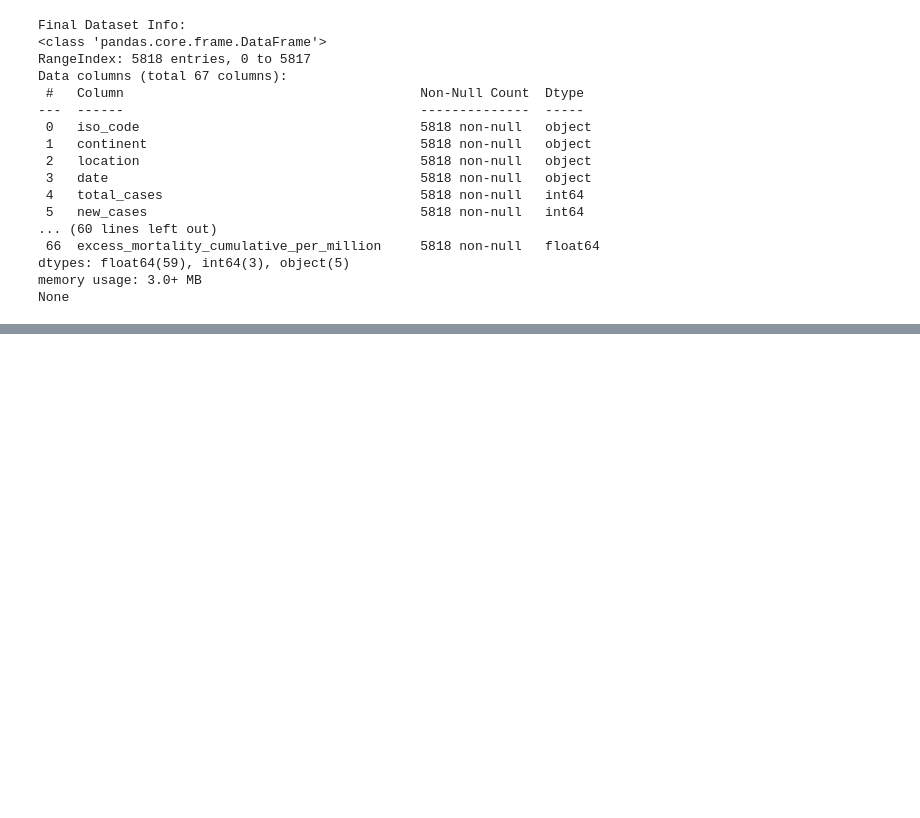
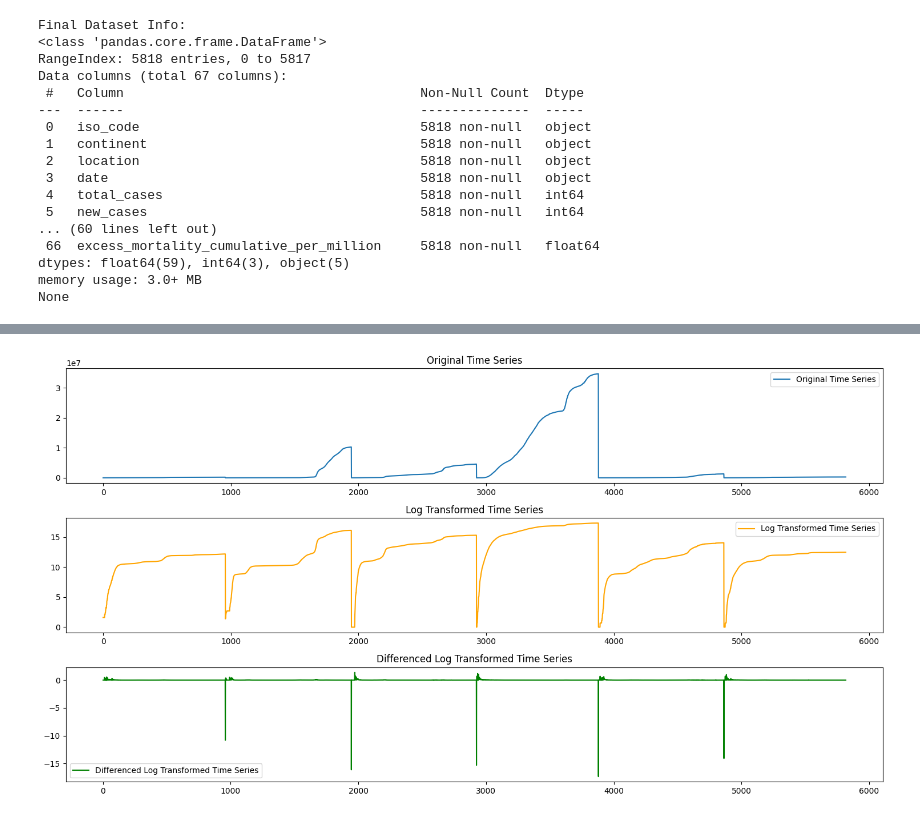
Before and after one commit to PRANTIKCHAKRABORTY/EDA, a Jupyter notebook: 21BCE0003.ipynb, the cells around one changed output, grey strips where cells are left out. Cells and saved outputs as stored; diff of their text form; code cells hidden in the pictures; blank space fills up the shorter version.

```diff
--- a/21BCE0003.ipynb
+++ b/21BCE0003.ipynb
@@ -148,0 +282,32 @@ None
+# %%
+# Selecting total_cases for time series analysis
+ts = df['total_cases'].dropna()
+
+# a. Log transformation
+log_ts = np.log(ts)
+
+# b. Differencing the log-transformed data to achieve stationarity
+diff_log_ts = log_ts.diff().dropna()
+
+# Plotting the original, log-transformed, and differenced series
+plt.figure(figsize=(15, 8))
+
+plt.subplot(3, 1, 1)
+plt.plot(ts, label='Original Time Series')
+plt.title('Original Time Series')
+plt.legend()
+
+plt.subplot(3, 1, 2)
+plt.plot(log_ts, label='Log Transformed Time Series', color='orange')
+plt.title('Log Transformed Time Series')
+plt.legend()
+
+plt.subplot(3, 1, 3)
+plt.plot(diff_log_ts, label='Differenced Log Transformed Time Series', color='green')
+plt.title('Differenced Log Transformed Time Series')
+plt.legend()
+
+plt.tight_layout()
+plt.show()
+# %% [output]
+[figure, added]
```
Also changed, not shown: parts of 87 cells of this notebook.
